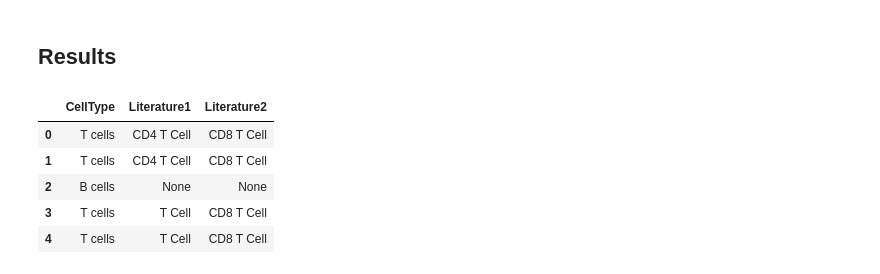
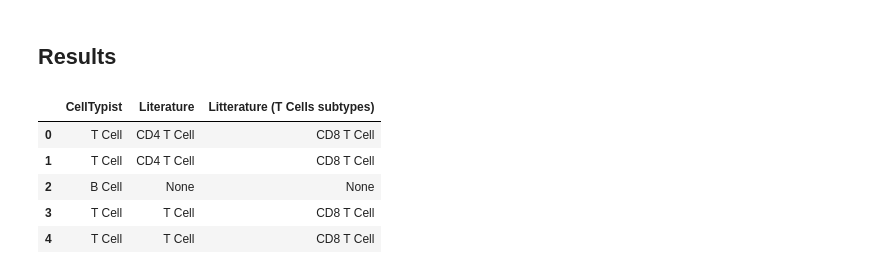
Before and after one commit to multi-omics-integration-for-MS/multi-omics-integration, a Jupyter notebook: 06_markers_from_proteins_clustering.ipynb, the cells around one changed output. Cells and saved outputs as stored; diff of their text form; code cells hidden in the pictures.

```diff
--- a/06_markers_from_proteins_clustering.ipynb
+++ b/06_markers_from_proteins_clustering.ipynb
@@ -269,17 +269,17 @@ Genes selected from celltypist for Naive, Tscm, Tcm, Tem or Teff
 # %% [markdown]
 ## Results
 # %%
-cell_type_clustering = {
-    0: ['T cells'], # 'T cells', 'HSC/MPP'
-    1: ['T cells'], # 'T cells', 'HSC/MPP'
-    2: ['B cells'],
-    3: ['T cells'],
-    4: ['T cells'],
+cell_typist_clustering = {
+    0: ['T Cell'], # 'T cells', 'HSC/MPP'
+    1: ['T Cell'], # 'T cells', 'HSC/MPP'
+    2: ['B Cell'],
+    3: ['T Cell'],
+    4: ['T Cell'],
     5: ['ILC'],
     6: [],
     7: [],
-    8: ['B cells'],
-    9: ['B cells'],
+    8: ['B Cell'],
+    9: ['B Cell'],
     10: [],
     11: ['Monocytes'], #'Monocytes', 'Macrophages', 'DC', 'pDC', 'Double-positive thymocytes', 'Mast cells'
     12: ['HSC/MPP'],
@@ -288,7 +288,7 @@ cell_type_clustering = {
     15: []
 }
 
-literature1 = {
+literature_clustering = {
     0: ['CD4 T Cell'], # T Cell', 'CD4 T Cell'
     1: ['CD4 T Cell'], # T Cell', 'CD4 T Cell'
     2: [],
@@ -307,7 +307,7 @@ literature1 = {
     15: []
 }
 
-literature2 = {
+literature_T_cells_clustering = {
     0: ['CD8 T Cell'], #Tcm
     1: ['CD8 T Cell'],
     2: [],
@@ -328,19 +328,19 @@ literature2 = {
 # %%
 # create dataframe
 cell_type_df = pd.DataFrame({
-    'CellType': ['None' if len(cell_type)==0 else cell_type[0] for cell_type in cell_type_clustering.values()],
-    'Literature1': ['None' if len(cell_type)==0 else cell_type[0] for cell_type in literature1.values()],
-    'Literature2': ['None' if len(cell_type)==0 else cell_type[0] for cell_type in literature2.values()],
+    'CellTypist': ['None' if len(cell_type)==0 else cell_type[0] for cell_type in cell_typist_clustering.values()],
+    'Literature': ['None' if len(cell_type)==0 else cell_type[0] for cell_type in literature_clustering.values()],
+    'Litterature (T Cells subtypes)': ['None' if len(cell_type)==0 else cell_type[0] for cell_type in literature_T_cells_clustering.values()],
 })
-cell_type_df.index = list(cell_type_clustering.keys())
+cell_type_df.index = list(cell_typist_clustering.keys())
 cell_type_df.head()
 # %% [output]
-|  | CellType | Literature1 | Literature2 |
-| 0 | T cells | CD4 T Cell | CD8 T Cell |
-| 1 | T cells | CD4 T Cell | CD8 T Cell |
-| 2 | B cells | None | None |
-| 3 | T cells | T Cell | CD8 T Cell |
-| 4 | T cells | T Cell | CD8 T Cell |
+|  | CellTypist | Literature | Litterature (T Cells subtypes) |
+| 0 | T Cell | CD4 T Cell | CD8 T Cell |
+| 1 | T Cell | CD4 T Cell | CD8 T Cell |
+| 2 | B Cell | None | None |
+| 3 | T Cell | T Cell | CD8 T Cell |
+| 4 | T Cell | T Cell | CD8 T Cell |
 # %%
 cell_type_df.to_csv(RESULTS_FOLDER+'celltypes_labels_from_antibody_clusters.csv')
 # %%
```
Also changed, not shown: parts of 2 cells of this notebook, 5 other files.
